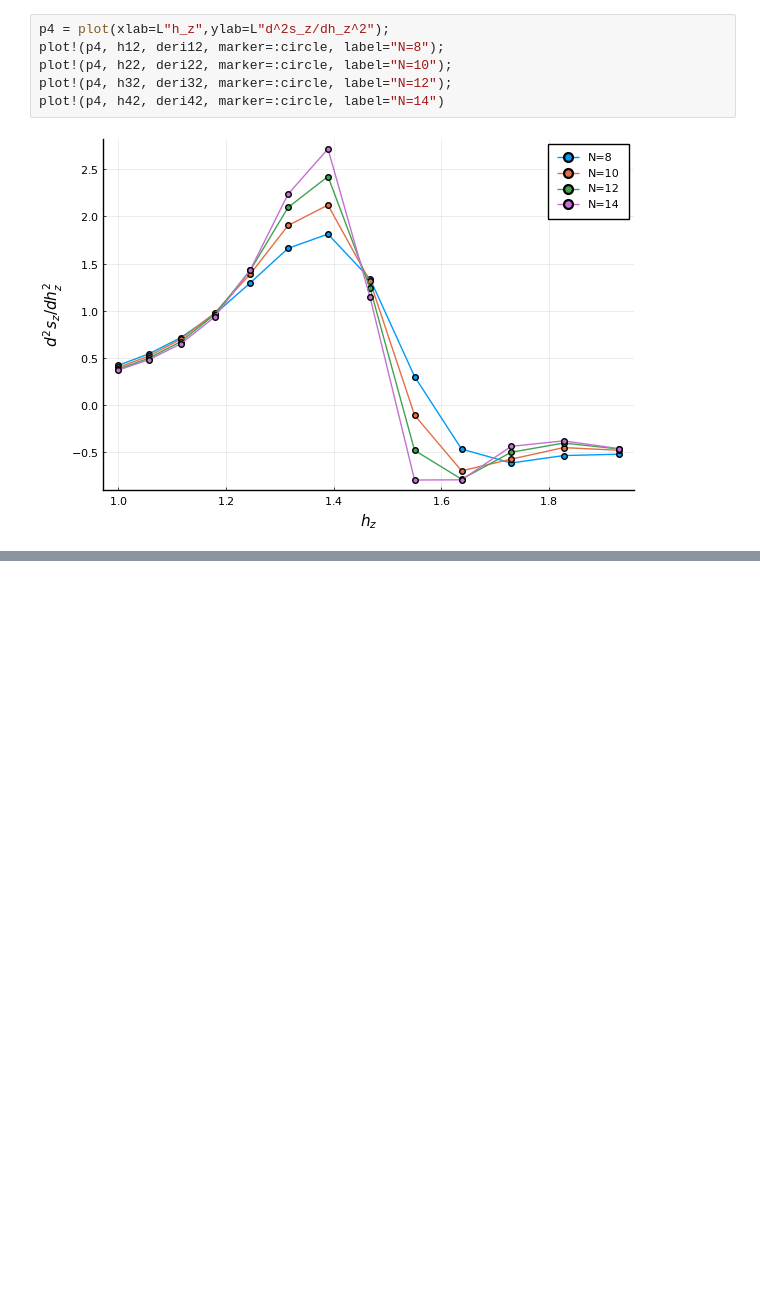
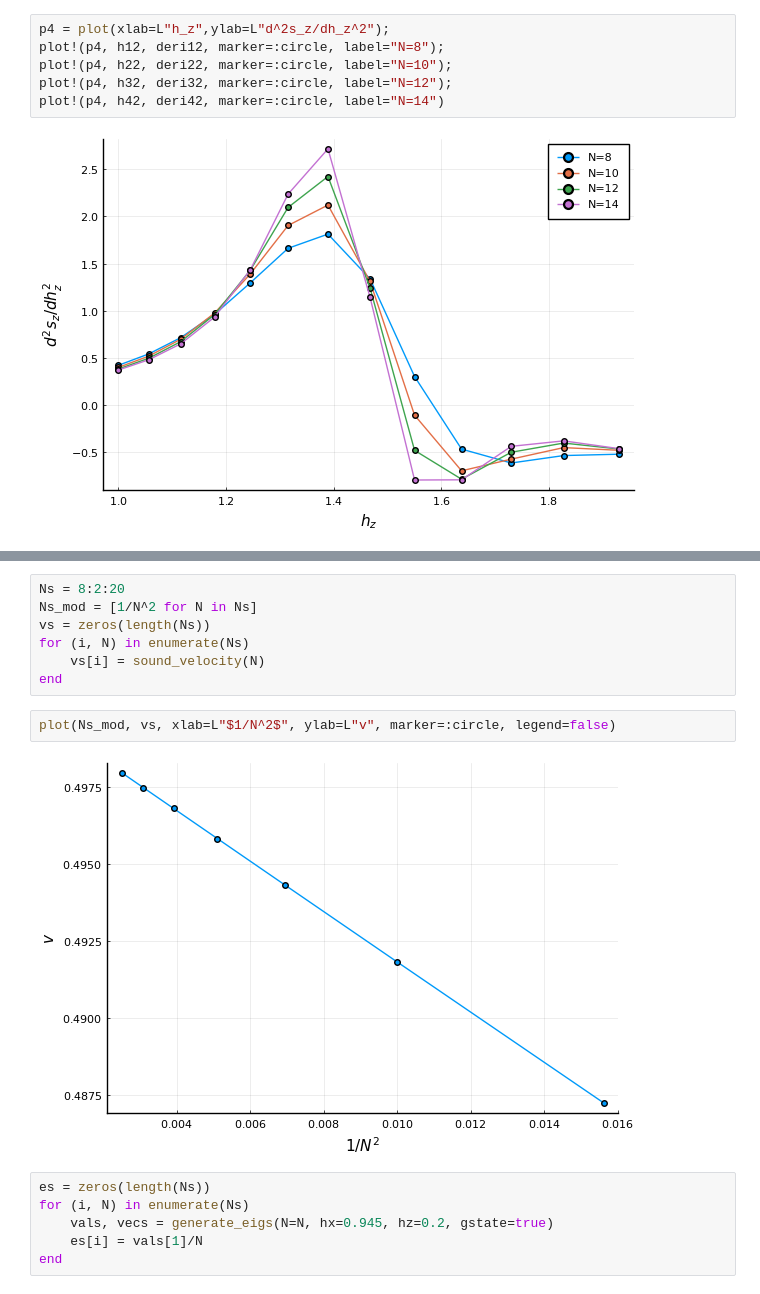
Before and after one commit to coolgas/QuantumIsing, a Jupyter notebook: review_note.ipynb, the cells around one changed output, grey strips where cells are left out. Drawn from its saved outputs; the diff is of its cells as text; blank space fills up the shorter version.

```diff
--- a/review_note.ipynb
+++ b/review_note.ipynb
@@ -178,3 +177,20 @@ function sound_velocity(N::Int)
 end
 # %% [output]
 sound_velocity (generic function with 1 method)
+# %%
+Ns = 8:2:20
+Ns_mod = [1/N^2 for N in Ns]
+vs = zeros(length(Ns))
+for (i, N) in enumerate(Ns)
+    vs[i] = sound_velocity(N)
+end
+# %%
+plot(Ns_mod, vs, xlab=L"$1/N^2$", ylab=L"v", marker=:circle, legend=false)
+# %% [output]
+[figure, added]
+# %%
+es = zeros(length(Ns))
+for (i, N) in enumerate(Ns)
+    vals, vecs = generate_eigs(N=N, hx=0.945, hz=0.2, gstate=true)
+    es[i] = vals[1]/N
+end
```
Also changed, not shown: parts of 23 cells of this notebook, 1 other file.
